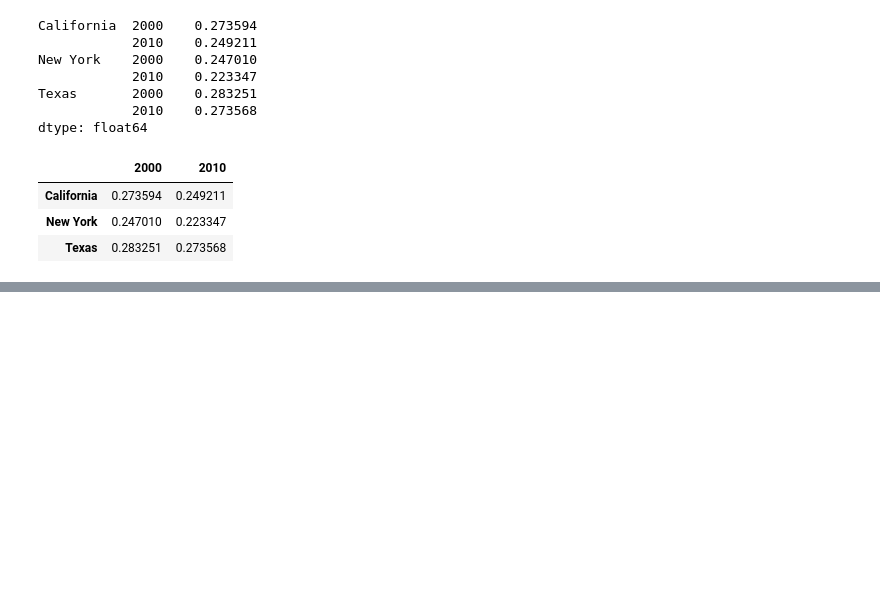
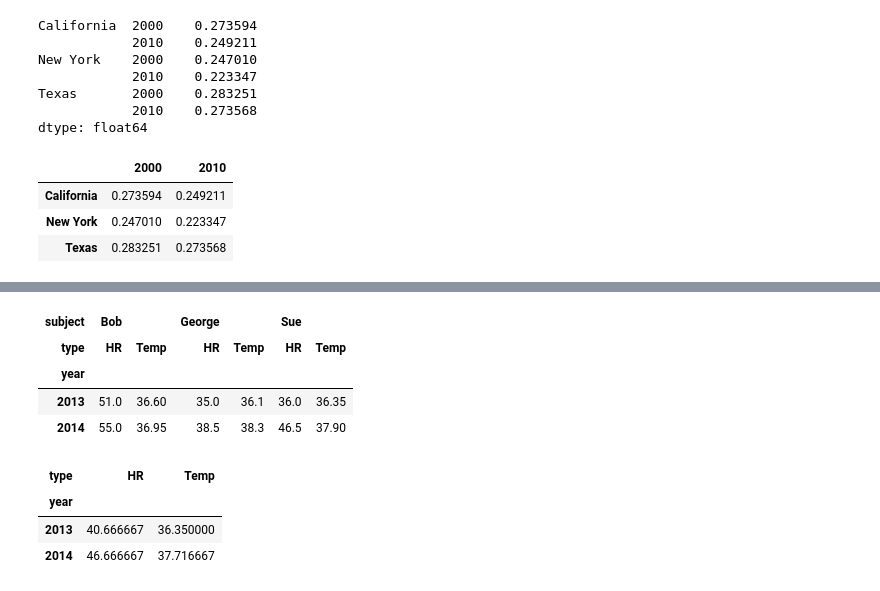
Before and after one commit to yanayang01/jupyter-notebooks, a Jupyter notebook: pandas-playground.ipynb, the cells around one changed output, grey strips where cells are left out. Saved outputs shown, nothing was run; the diff lists cells and outputs as text; code cells hidden in the pictures; blank space fills up the shorter version.

```diff
--- a/pandas-playground.ipynb
+++ b/pandas-playground.ipynb
@@ -878,0 +1098,19 @@ f_u18.unstack()
+# %%
+# get average measurements in the two visits
+# for each year
+data_mean = health_data.mean(level='year')
+data_mean
+# %% [output]
+| subject | Bob |  | George |  | Sue |  |
+| type | HR | Temp | HR | Temp | HR | Temp |
+| year |  |  |  |  |  |  |
+| 2013 | 51.0 | 36.60 | 35.0 | 36.1 | 36.0 | 36.35 |
+| 2014 | 55.0 | 36.95 | 38.5 | 38.3 | 46.5 | 37.90 |
+# %%
+# take average HR and temp for all three subjects
+data_mean.mean(axis=1, level='type')
+# %% [output]
+| type | HR | Temp |
+| year |  |  |
+| 2013 | 40.666667 | 36.350000 |
+| 2014 | 46.666667 | 37.716667 |
```
Also changed, not shown: parts of 28 cells of this notebook.
